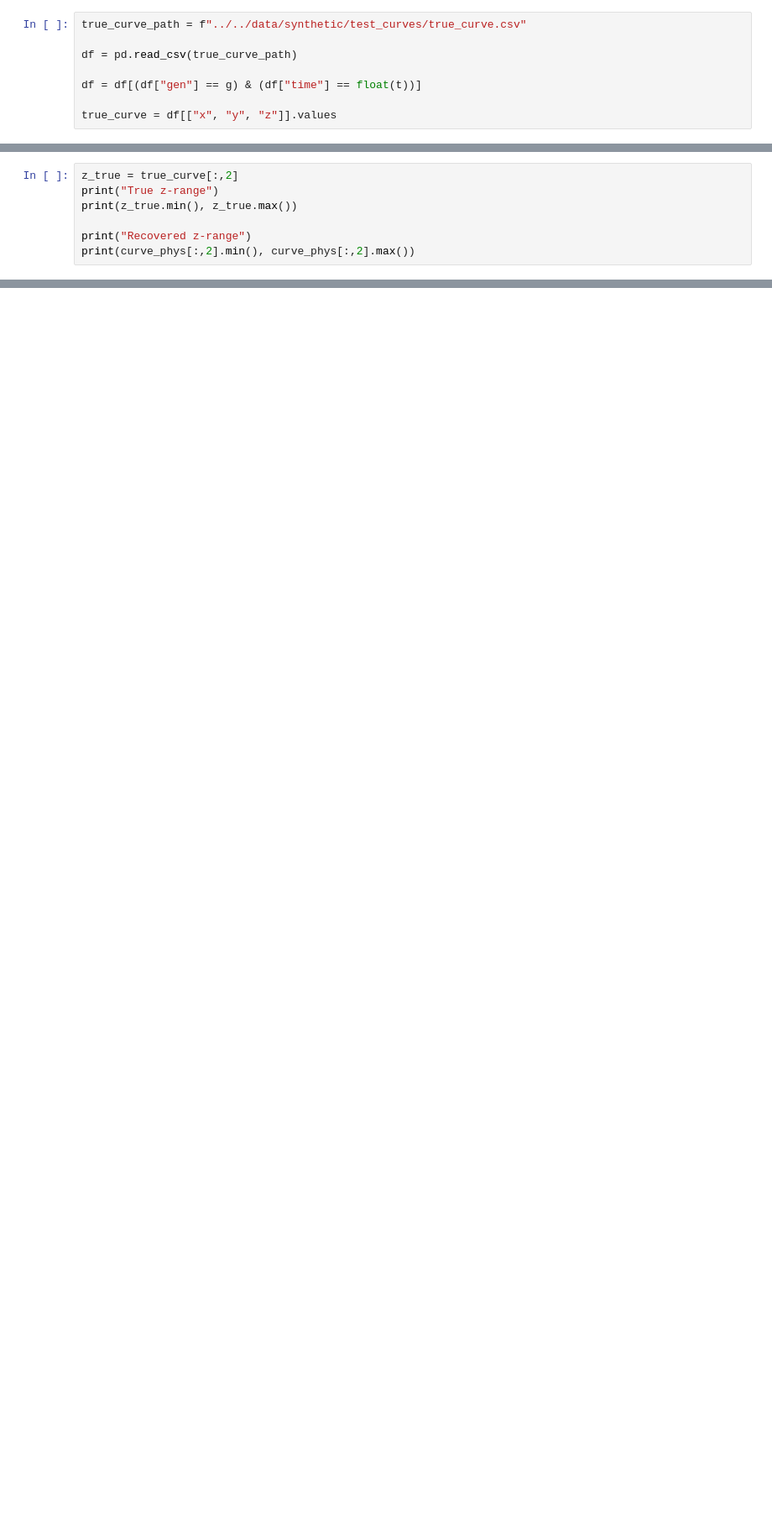
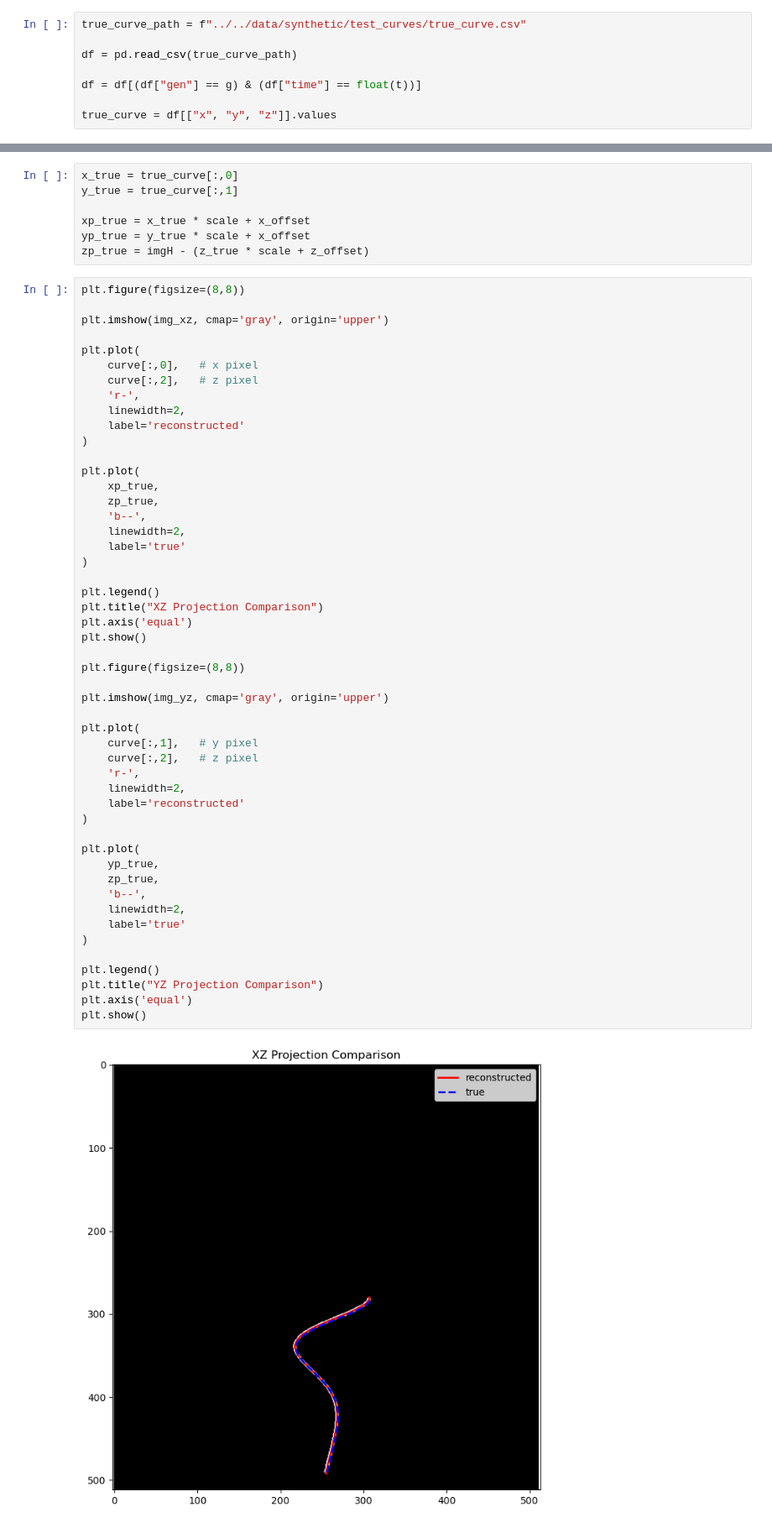
Before and after one commit to josef-lin/HFSP-dodder, a Jupyter notebook: src/data-reconstruction/probability-reconstruction.ipynb, the cells around one changed output, grey strips where cells are left out. Shown at 84% size. Saved outputs shown, nothing was run; the diff lists cells and outputs as text; blank space fills up the shorter version.

```diff
--- a/src/data-reconstruction/probability-reconstruction.ipynb
+++ b/src/data-reconstruction/probability-reconstruction.ipynb
@@ -289,7 +290,0 @@ Relative RMSE: 0.04129464626690428
-# %%
-z_true = true_curve[:,2]
-print("True z-range")
-print(z_true.min(), z_true.max())
-
-print("Recovered z-range")
-print(curve_phys[:,2].min(), curve_phys[:,2].max())
@@ -300,0 +293,59 @@ Recovered z-range
+# %%
+x_true = true_curve[:,0]
+y_true = true_curve[:,1]
+
+xp_true = x_true * scale + x_offset
+yp_true = y_true * scale + x_offset
+zp_true = imgH - (z_true * scale + z_offset)
+# %%
+plt.figure(figsize=(8,8))
+
+plt.imshow(img_xz, cmap='gray', origin='upper')
+
+plt.plot(
+    curve[:,0],   # x pixel
+    curve[:,2],   # z pixel
+    'r-',
+    linewidth=2,
+    label='reconstructed'
+)
+
+plt.plot(
+    xp_true,
+    zp_true,
+    'b--',
+    linewidth=2,
+    label='true'
+)
+
+plt.legend()
+plt.title("XZ Projection Comparison")
+plt.axis('equal')
+plt.show()
+
+plt.figure(figsize=(8,8))
+
+plt.imshow(img_yz, cmap='gray', origin='upper')
+
+plt.plot(
+    curve[:,1],   # y pixel
+    curve[:,2],   # z pixel
+    'r-',
+    linewidth=2,
+    label='reconstructed'
+)
+
+plt.plot(
+    yp_true,
+    zp_true,
+    'b--',
+    linewidth=2,
+    label='true'
+)
+
+plt.legend()
+plt.title("YZ Projection Comparison")
+plt.axis('equal')
+plt.show()
+# %% [output]
+[figure, added]
```
Also changed, not shown: parts of 8 cells of this notebook, 1 other file.
